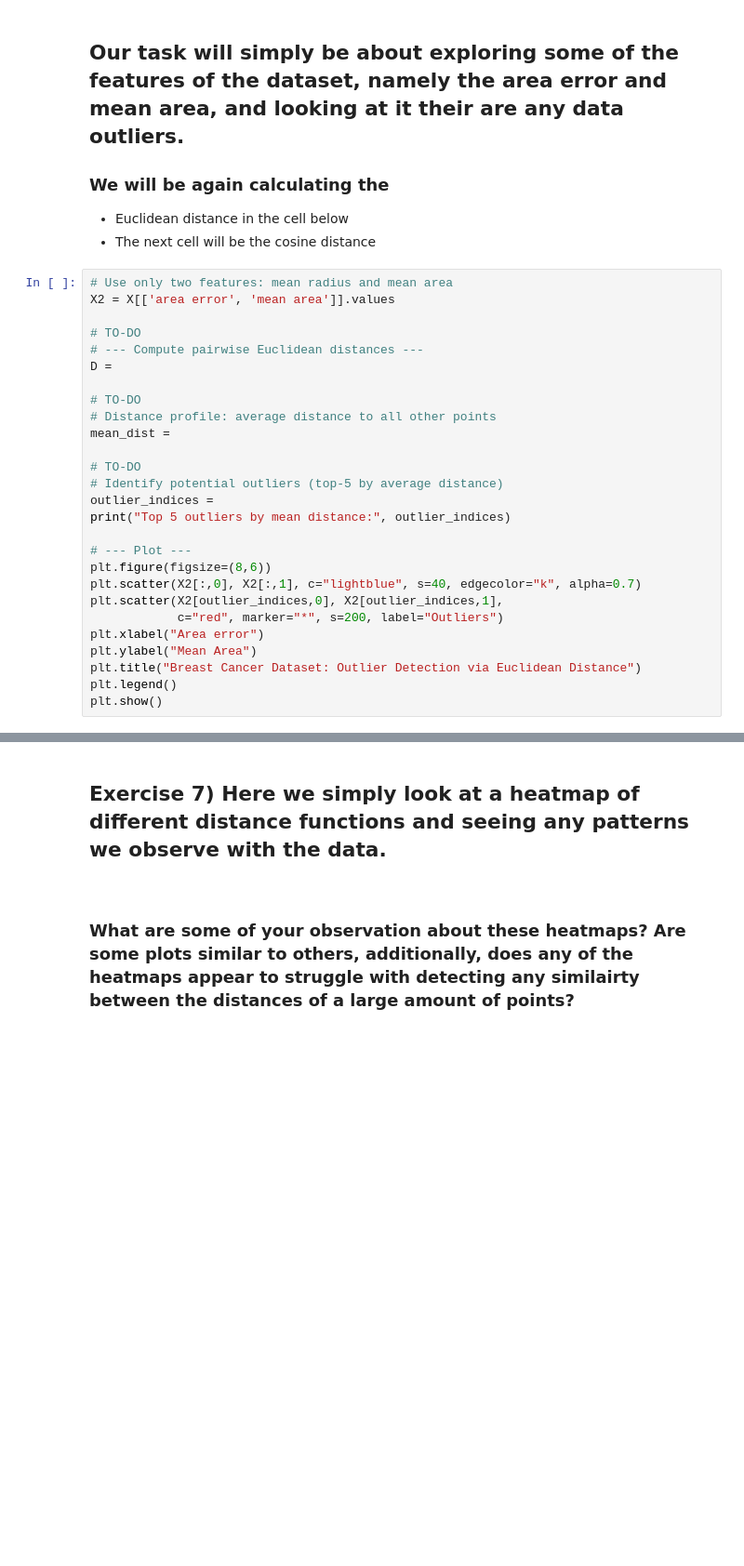
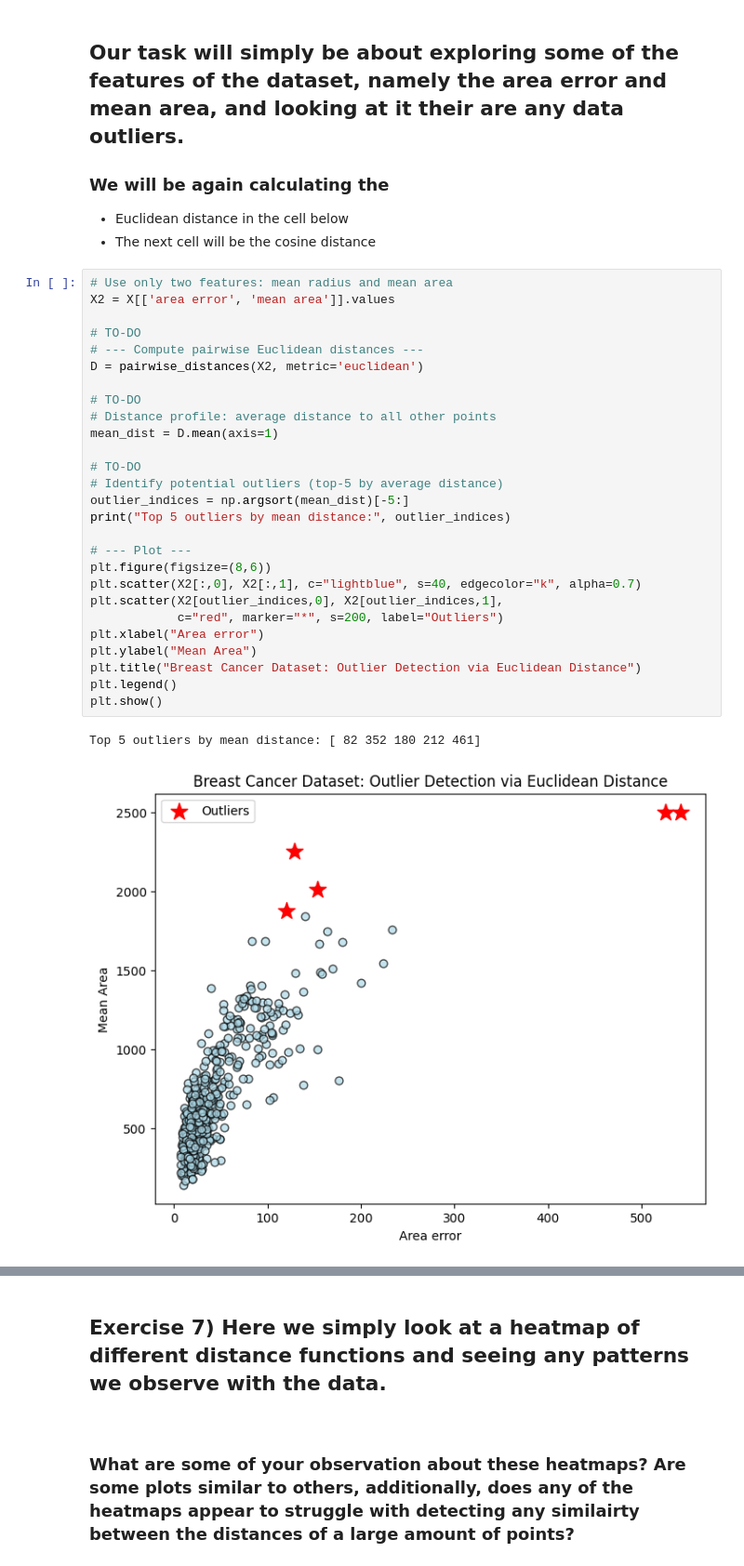
Before and after one commit to CS506-Boston-University/lab2-Jitarth1102, a Jupyter notebook: Lab_2.ipynb, the cells around one changed output, grey strips where cells are left out. Shown at 93% size. Cells and saved outputs as stored; diff of their text form; blank space fills up the shorter version.

```diff
--- a/Lab_2.ipynb
+++ b/Lab_2.ipynb
@@ -519,29 +519,32 @@ array(['mean radius', 'mean texture', 'mean perimeter', 'mean area',
 # %%
 # Use only two features: mean radius and mean area
 X2 = X[['area error', 'mean area']].values
 
 # TO-DO
 # --- Compute pairwise Euclidean distances ---
-D =
+D = pairwise_distances(X2, metric='euclidean')
 
 # TO-DO
 # Distance profile: average distance to all other points
-mean_dist =
+mean_dist = D.mean(axis=1)
 
 # TO-DO
 # Identify potential outliers (top-5 by average distance)
-outlier_indices =
+outlier_indices = np.argsort(mean_dist)[-5:]
 print("Top 5 outliers by mean distance:", outlier_indices)
 
 # --- Plot ---
 plt.figure(figsize=(8,6))
 plt.scatter(X2[:,0], X2[:,1], c="lightblue", s=40, edgecolor="k", alpha=0.7)
 plt.scatter(X2[outlier_indices,0], X2[outlier_indices,1],
             c="red", marker="*", s=200, label="Outliers")
 plt.xlabel("Area error")
 plt.ylabel("Mean Area")
 plt.title("Breast Cancer Dataset: Outlier Detection via Euclidean Distance")
 plt.legend()
 plt.show()
+# %% [output]
+Top 5 outliers by mean distance: [ 82 352 180 212 461]
+[figure, added]
 # %%
 # --- Compute pairwise Cosine distances ---
```
Also changed, not shown: parts of 1 cell of this notebook.
